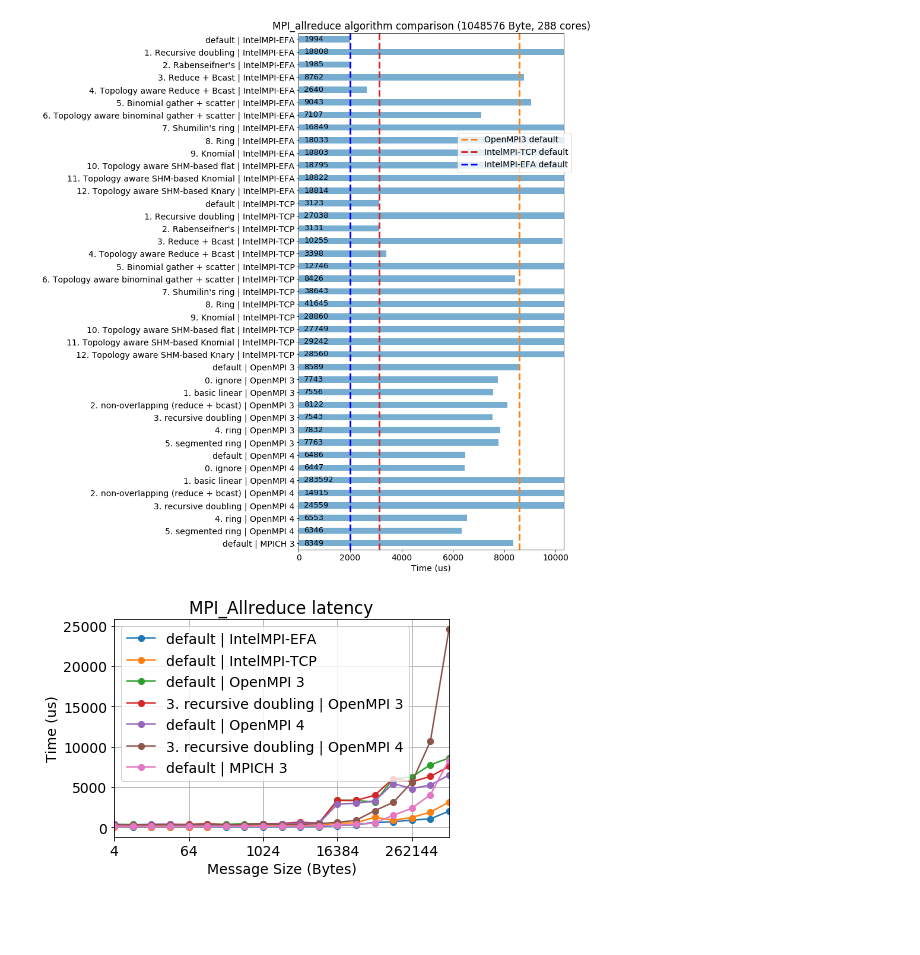
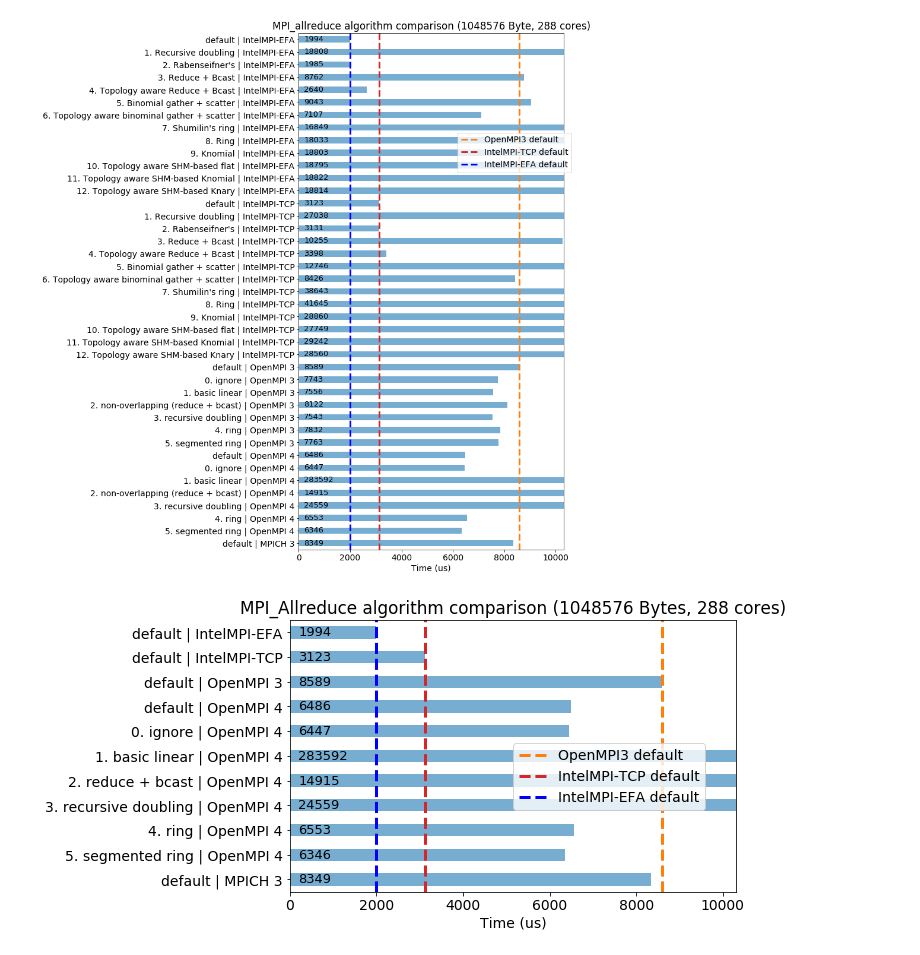
Before and after one commit to JiaweiZhuang/aws-mpi-benchmark, a Jupyter notebook: notebooks/collective_algos.ipynb, the cells around one changed output. Cells and saved outputs as stored; diff of their text form; code cells hidden in the pictures; blank space fills up the shorter version.

```diff
--- a/notebooks/collective_algos.ipynb
+++ b/notebooks/collective_algos.ipynb
@@ -162,13 +175,17 @@ ax.set_xlabel('Time (us)')
 ax.figure.savefig(f'allreduce_all_algo_{message}.png', dpi=300, bbox_inches='tight')
 # %% [output]
 [figure]
-# %%
-df_important = df_allreduce.filter(regex=r'(default|recursive doubling)')
-df_important.index.name='message size (Bytes)'
-
-plot_osu(df_important)
-plt.ylabel('Time (us)')
-plt.title('MPI_Allreduce latency')
-plt.savefig('allreduce_important_algo.png', dpi=144, bbox_inches='tight')
-# %% [output]
-[figure, removed]
+# %%
+df_allreduce_selected = df_allreduce.filter(regex=r'(default|OpenMPI 4)')
+df_allreduce_selected.columns.values[6] = '2. reduce + bcast | OpenMPI 4'  # use shorter name
+
+# message = 65536
+message = 1048576
+
+ax = plot_all_algo(df_allreduce_selected.loc[message], figsize=[8, 5])
+ax.legend(loc=(0.5, 0.3))
+ax.set_title(f'MPI_Allreduce algorithm comparison ({message} Bytes, 288 cores)')
+ax.set_xlabel('Time (us)')
+ax.figure.savefig(f'allreduce_openmpi4_algo_{message}.png', dpi=300, bbox_inches='tight')
+# %% [output]
+[figure, added]
```
Also changed, not shown: parts of 3 cells of this notebook.
